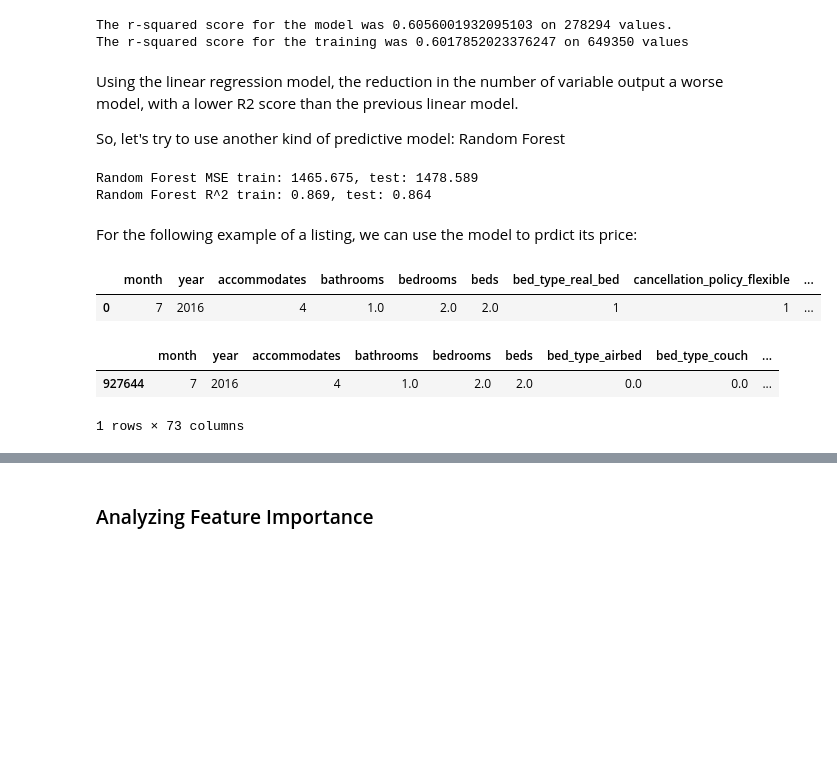
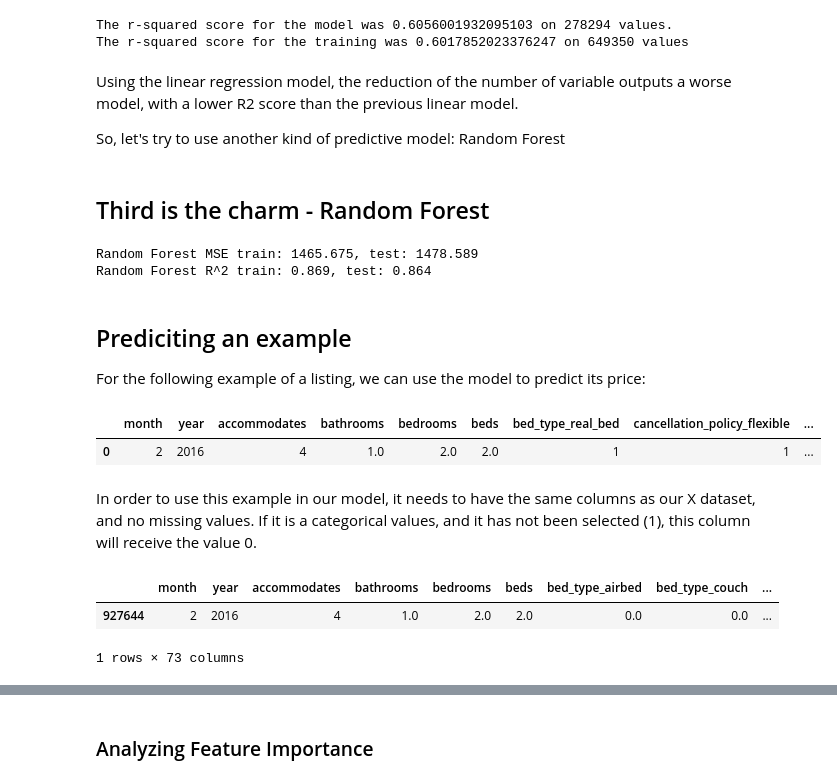
Before and after one commit to marceloestevam/Project1_SeattleAirBnb_data, a Jupyter notebook: 1st_project_nanodegree.ipynb, the cells around one changed output, grey strips where cells are left out. Cells and saved outputs as stored; diff of their text form; code cells hidden in the pictures; blank space fills up the shorter version.

```diff
--- a/1st_project_nanodegree.ipynb
+++ b/1st_project_nanodegree.ipynb
@@ -1274,7 +1379,9 @@ model.fit(X, y, **kwargs)
 The r-squared score for the model was 0.6056001932095103 on 278294 values.
 The r-squared score for the training was 0.6017852023376247 on 649350 values
 # %% [markdown]
-Using the linear regression model, the reduction in the number of variable output a worse model, with a lower R2 score than the previous linear model.
+Using the linear regression model, the reduction of the number of variable outputs a worse model, with a lower R2 score than the previous linear model.
 
 So, let's try to use another kind of predictive model: Random Forest
+# %% [markdown]
+## Third is the charm - Random Forest
 # %%
@@ -1300,35 +1408,50 @@ print('Random Forest R^2 train: %.3f, test: %.3f' % (
 Random Forest MSE train: 1465.675, test: 1478.589
 Random Forest R^2 train: 0.869, test: 0.864
 # %% [markdown]
-For the following example of a listing, we can use the model to prdict its price:
+## Prediciting an example
+
+For the following example of a listing, we can use the model to predict its price:
 # %%
 example = [
    {
-      "month":7,
+      "month":2,
       "year":2016,
       "accommodates":4,
       "bathrooms":1.0,
       "bedrooms":2.0,
       "beds":2.0,
       "bed_type_real_bed":1,
       "cancellation_policy_flexible":1,
       "property_type_apartment":1,
       "room_type_entire_home_apt":1,
       "amenities_wireless_internet":1,
       "amenities_air_conditioning":1,
       "amenities_kitchen":1,
       "amenities_free_parking_on_premises":1,
       "amenities_laptop_friendly_workspace":0,
       "amenities_gym":1,
       "amenities_pool":1
    }
 ]
 
 df_example = pd.DataFrame(example)
 df_example
 # %% [output]
 |  | month | year | accommodates | bathrooms | bedrooms | beds | bed_type_real_bed | cancellation_policy_flexible | ... |
-| 0 | 7 | 2016 | 4 | 1.0 | 2.0 | 2.0 | 1 | 1 | ... |
+| 0 | 2 | 2016 | 4 | 1.0 | 2.0 | 2.0 | 1 | 1 | ... |
+# %% [markdown]
+In order to use this example in our model, it needs to have the same columns as our X dataset, and no missing values.
+If it is a categorical values, and it has not been selected (1), this column will receive the value 0.
 # %%
 # Adding the line to X dataset format
 result = pd.concat([X, df_example], ignore_index=True, sort=False)
+
+#  Filling the empty values
+result[len(result)-1:] = result[len(result)-1:].fillna(0, axis=0)
+
+# Checking the line
+result[len(result)-1:]
+# %% [output]
+|  | month | year | accommodates | bathrooms | bedrooms | beds | bed_type_airbed | bed_type_couch | ... |
+| 927644 | 2 | 2016 | 4 | 1.0 | 2.0 | 2.0 | 0.0 | 0.0 | ... |
+1 rows × 73 columns
@@ -1338,10 +1458,3 @@ result[len(result)-1:] = result[len(result)-1:].fillna(0, axis=0)
-# %%
-# Checking the line
-result[len(result)-1:]
-# %% [output]
-|  | month | year | accommodates | bathrooms | bedrooms | beds | bed_type_airbed | bed_type_couch | ... |
-| 927644 | 7 | 2016 | 4 | 1.0 | 2.0 | 2.0 | 0.0 | 0.0 | ... |
-1 rows × 73 columns
 # %%
 #  Predicting the price for the example line
 price_example = lm_model.predict(result[len(result)-1:])
```
Also changed, not shown: parts of 43 cells of this notebook, 3 other files.
